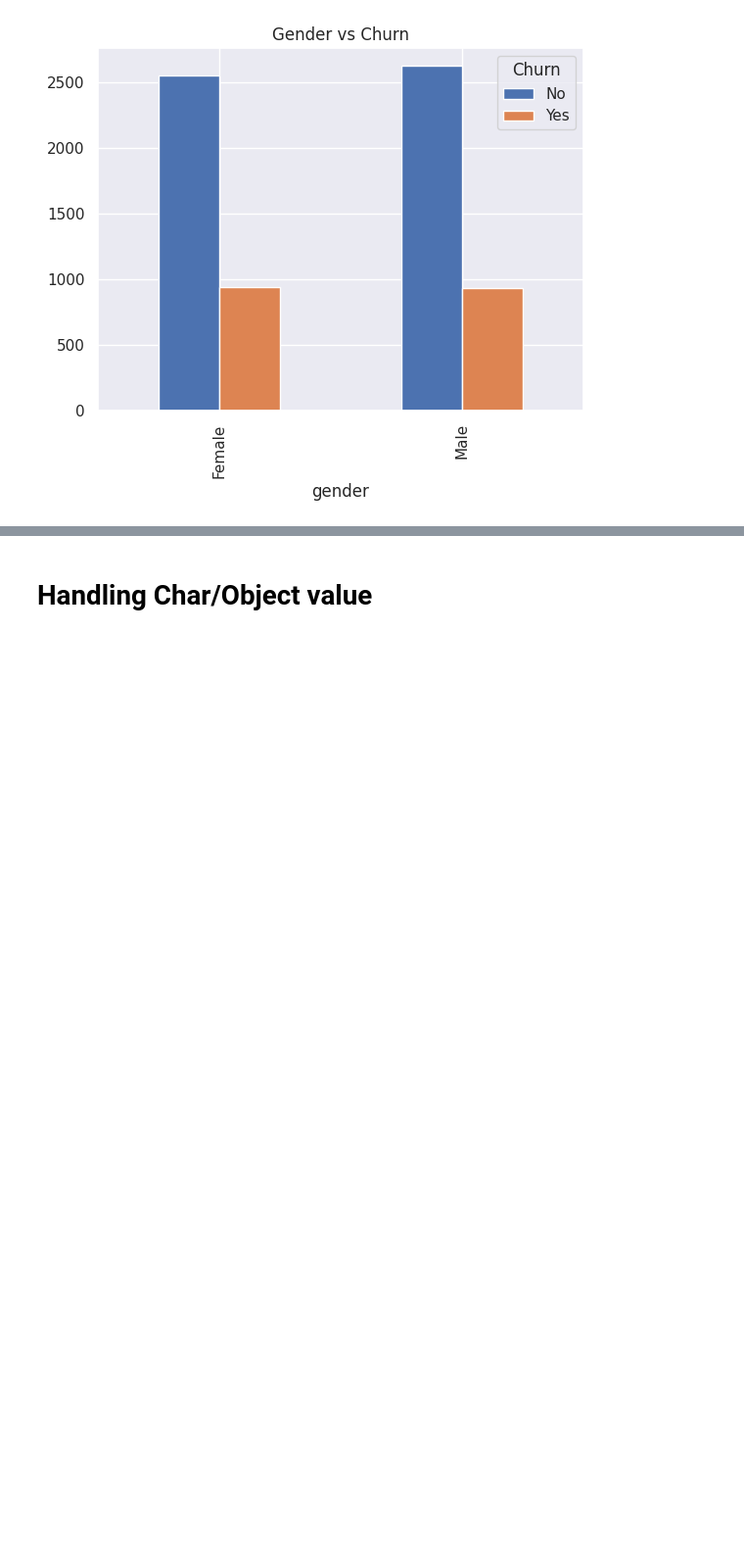
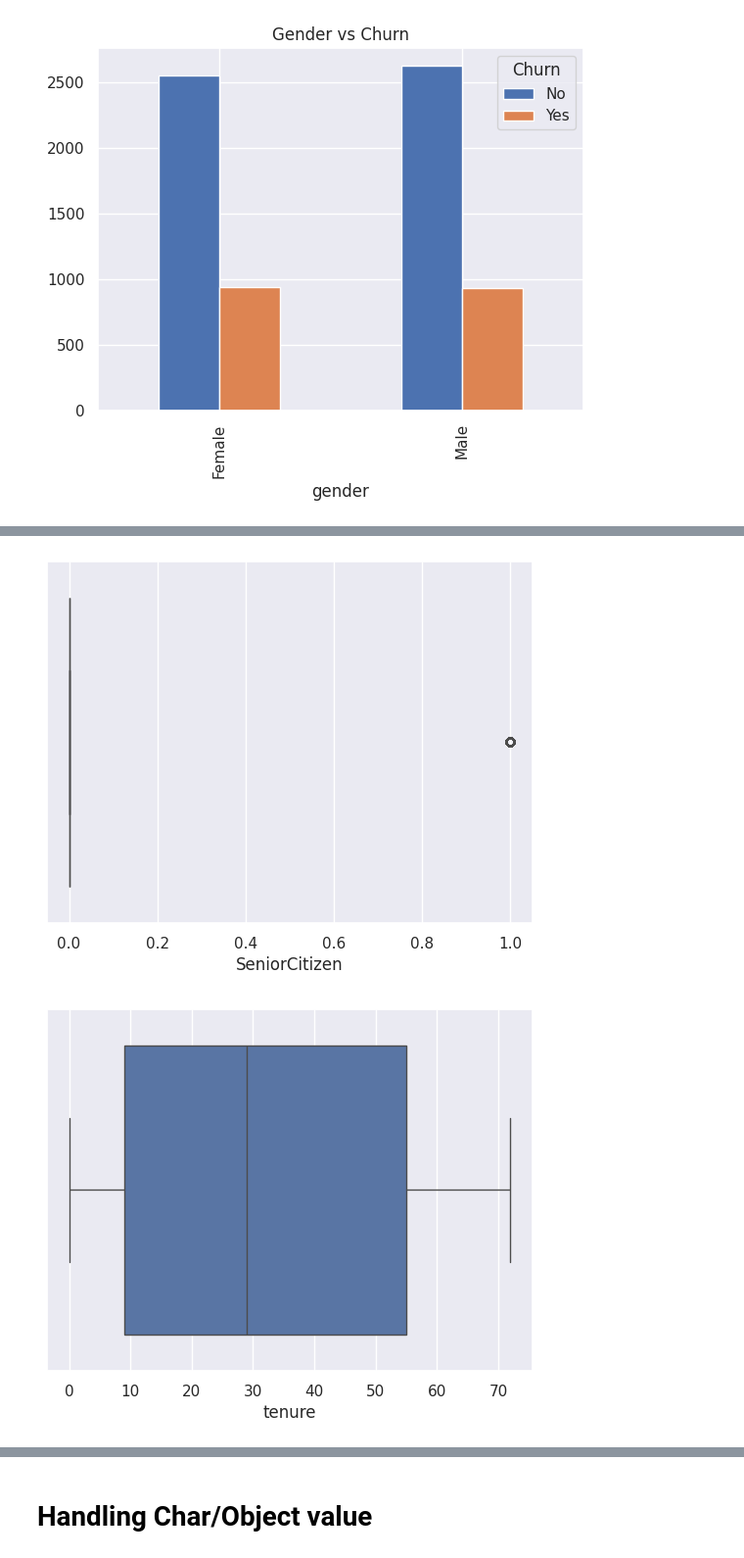
Before and after one commit to sathvikshetty22/MLProjects, a Jupyter notebook: Customer_Churn.ipynb, the cells around one changed output, grey strips where cells are left out. Shown at 98% size. Saved outputs shown, nothing was run; the diff lists cells and outputs as text; code cells hidden in the pictures; blank space fills up the shorter version.

```diff
--- a/Customer_Churn.ipynb
+++ b/Customer_Churn.ipynb
@@ -154,0 +176,7 @@ Text(0.5, 1.0, 'Gender vs Churn')
+# %%
+for i in dataset.select_dtypes(include="number").columns:
+    sns.boxplot(data=dataset, x=i)
+    plt.show()
+# %% [output]
+[figure, added]
+[figure, added]
```
Also changed, not shown: parts of 28 cells of this notebook.
